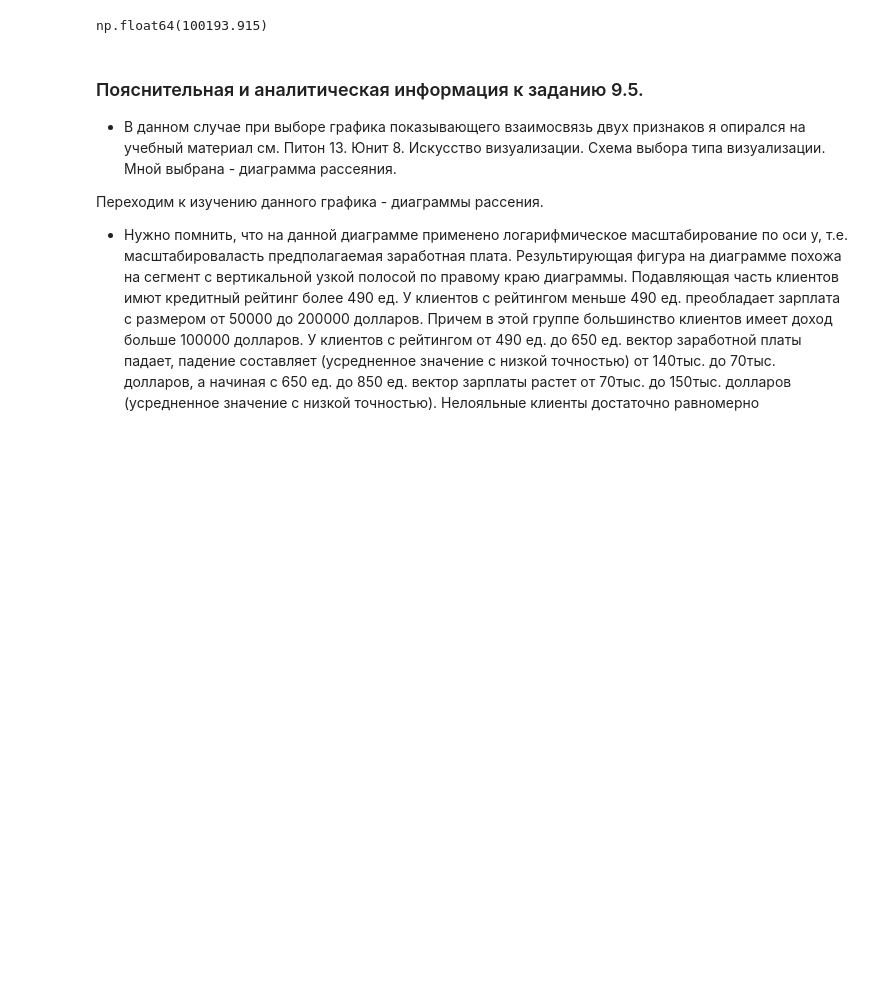
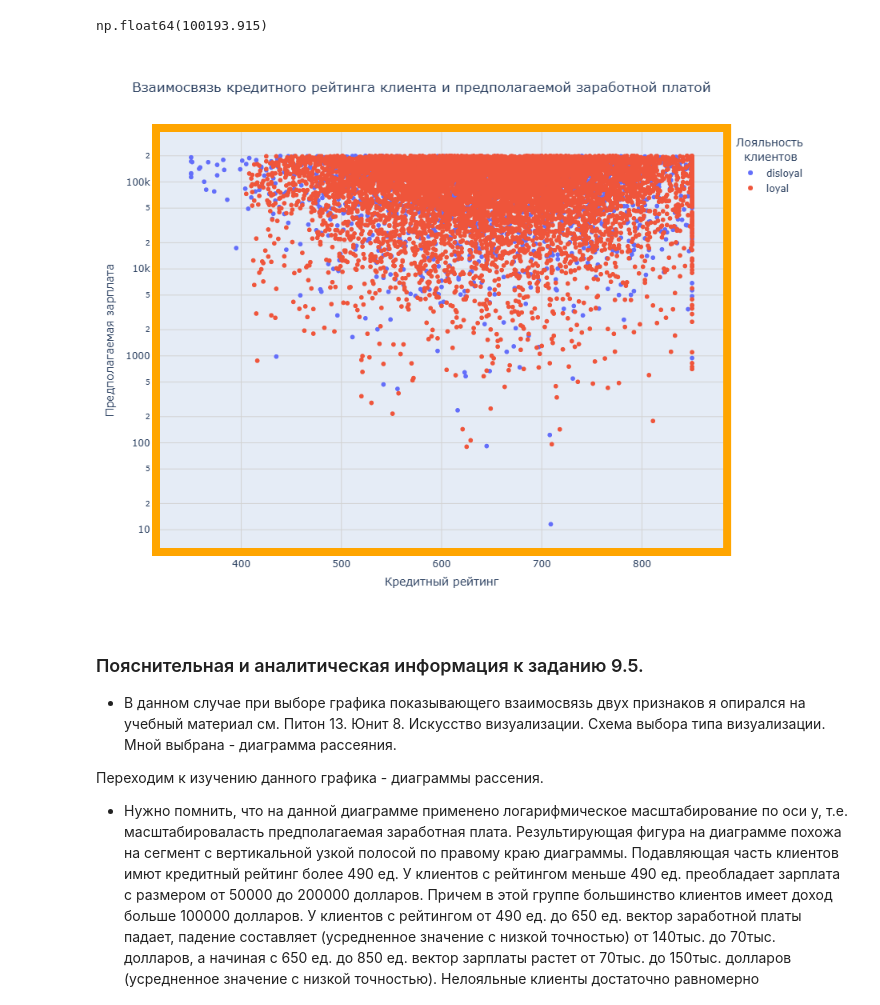
Before and after one commit to Nikiv76/sf_ds2025, a Jupyter notebook: project_HW-02/churn_analys2.ipynb, the cells around one changed output. Saved outputs shown, nothing was run; the diff lists cells and outputs as text; code cells hidden in the pictures; blank space fills up the shorter version.

```diff
--- a/project_HW-02/churn_analys2.ipynb
+++ b/project_HW-02/churn_analys2.ipynb
@@ -327,35 +327,37 @@ fig = px.scatter(
     title = 'Взаимосвязь кредитного рейтинга клиента и предполагаемой заработной платой',
     x = 'CreditScore', #ось абсцисс
     y = 'EstimatedSalary', #ось ординат
     color='Exited', #расцветка в зависимости от лояльности клиентов
     labels = {'CreditScore': 'Кредитный рейтинг',
               'EstimatedSalary': 'Предполагаемая зарплата'
               },
     orientation ='h',
     log_x=False, # — установка логарифмического масштаба по оси x;
     log_y=True, # установка логарифмического масштаба по оси y;
     width=900,
     height=700
 )
 fig.update_xaxes(
     showline=True,        # Показать линию оси
     linecolor='orange',   # Цвет линии рамки (оранжевый)
     linewidth=10,         # толщина линии
     mirror=True,          # Отразить линию оси справа (для создания полной рамки)
     gridcolor='lightgrey' # Цвет линий сетки внутри графика
 )
 fig.update_yaxes(
     showline=True,        # Показать линию оси
     linecolor='orange',   # Цвет линии рамки (черный/темный)
     linewidth=10,         # толщина линии
     mirror=True,          # Отразить линию оси справа (для создания полной рамки)
     gridcolor='lightgrey' # Цвет линий сетки внутри графика
 )
 fig.update_layout(legend_title_text="Лояльность<br>  клиентов") # Изменение развания легенды с переносом слов
 image_path = 'data/img5.png'
-fig.write_image(image_path, width=1000, height=500, scale=1)
+fig.write_image(image_path, width=900, height=700, scale=1)
 display(Image(filename=image_path))
-#fig.show()
+fig.show()
+# %% [output]
+[figure, added]
 # %% [markdown]
 ### Пояснительная и аналитическая информация к заданию 9.5.
 * В данном случае при выборе графика показывающего взаимосвязь двух признаков я опирался на учебный материал см. Питон 13. Юнит 8. Искусство визуализации. Схема выбора типа визуализации. Мной выбрана - диаграмма рассеяния.
```
